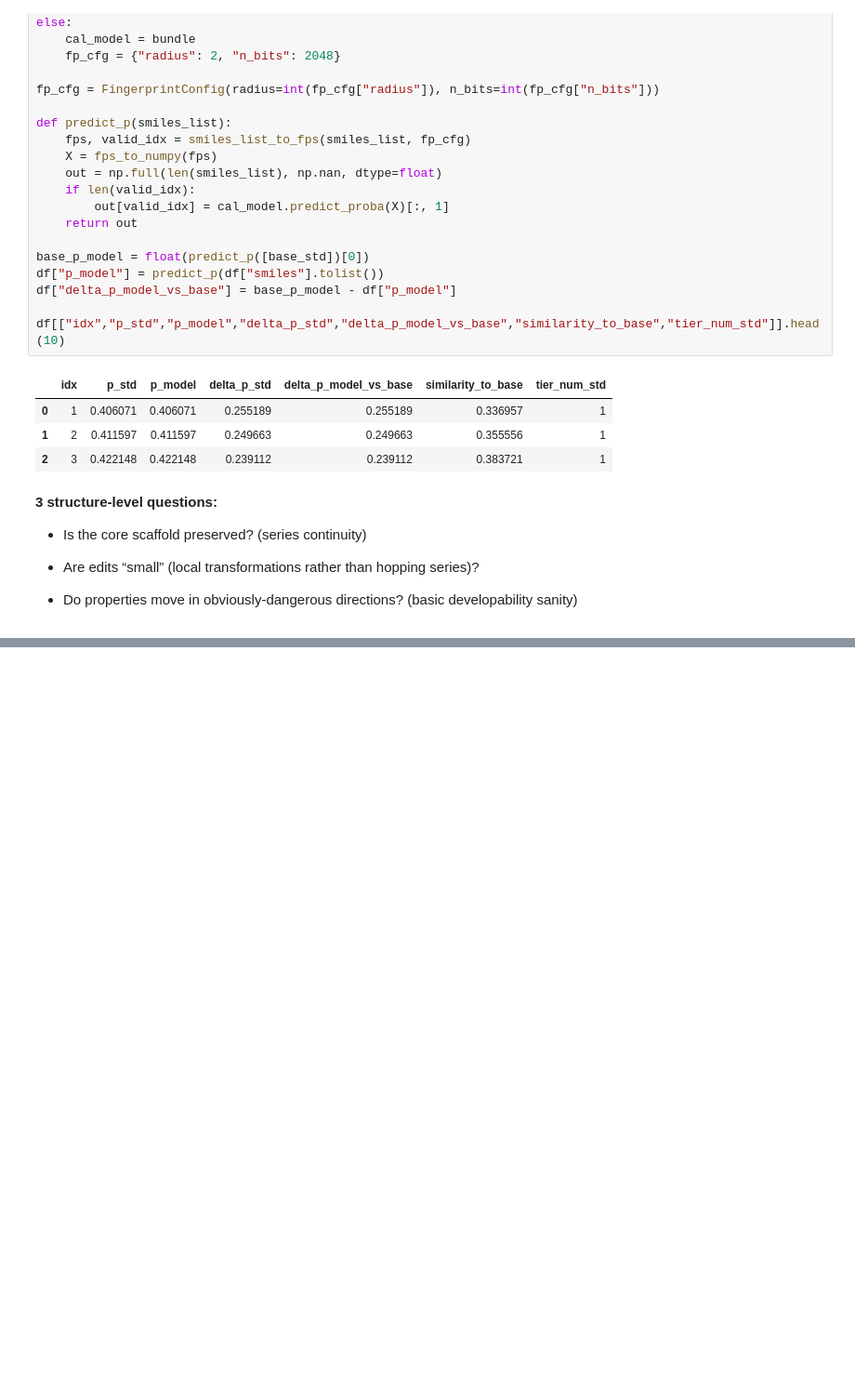
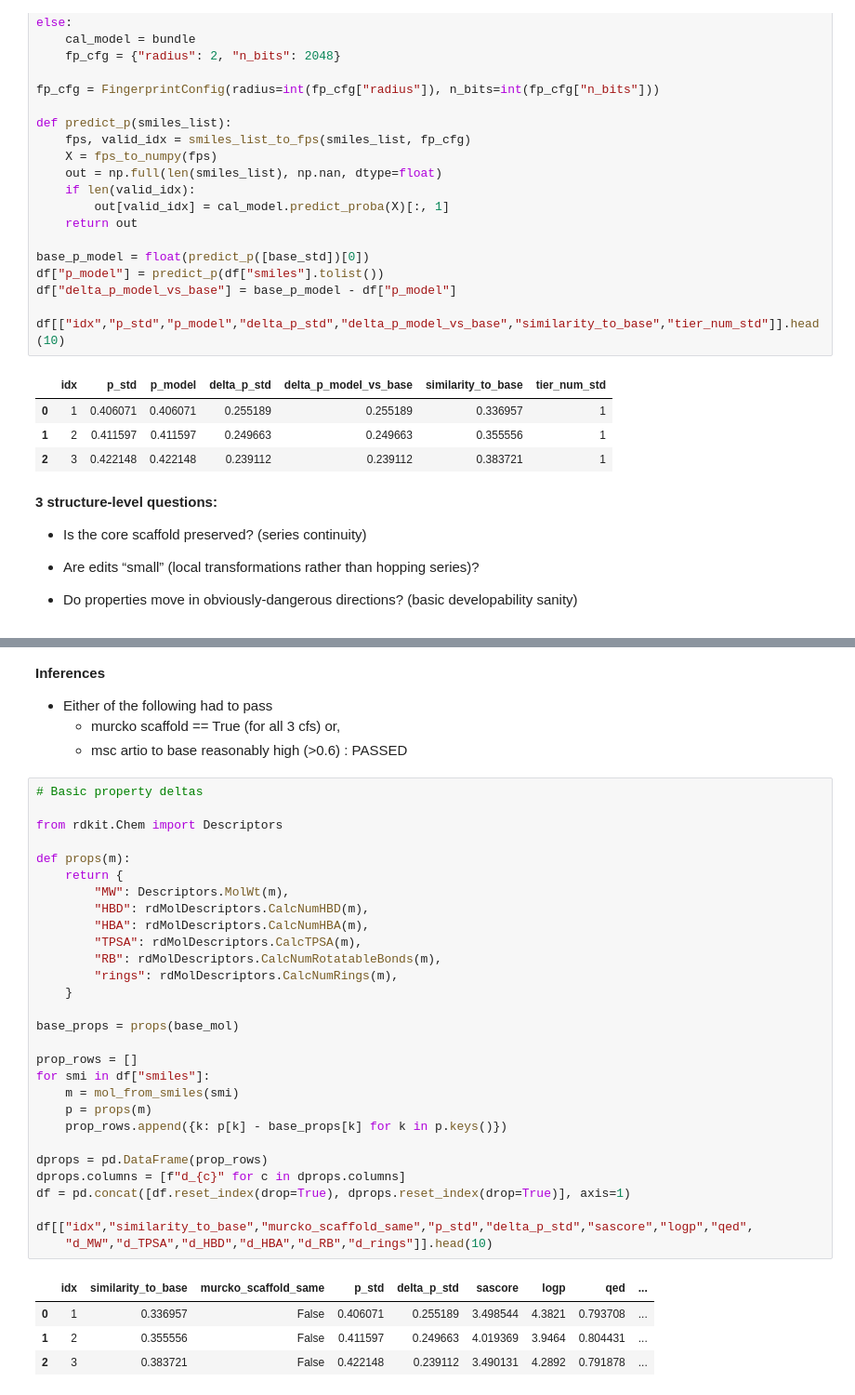
Before and after one commit to hsreedeth/hERGBench, a Jupyter notebook: data/notebooks/ notebook0_stage1_qc.ipynb, the cells around one changed output, grey strips where cells are left out. Shown at 93% size. Cells and saved outputs as stored; diff of their text form; blank space fills up the shorter version.

Commit message:
inferences compiled.

```diff
--- a/data/notebooks/ notebook0_stage1_qc.ipynb
+++ b/data/notebooks/ notebook0_stage1_qc.ipynb
@@ -296,0 +302,40 @@ df[["idx","similarity_to_base","murcko_scaffold_same","mcs_ratio_to_base","sasco
+# %% [markdown]
+**Inferences**
+
+- Either of the following had to pass
+    - murcko scaffold == True (for all 3 cfs) or,
+    - msc artio to base reasonably high (>0.6) : PASSED
+# %%
+# Basic property deltas
+
+from rdkit.Chem import Descriptors
+
+def props(m):
+    return {
+        "MW": Descriptors.MolWt(m),
+        "HBD": rdMolDescriptors.CalcNumHBD(m),
+        "HBA": rdMolDescriptors.CalcNumHBA(m),
+        "TPSA": rdMolDescriptors.CalcTPSA(m),
+        "RB": rdMolDescriptors.CalcNumRotatableBonds(m),
+        "rings": rdMolDescriptors.CalcNumRings(m),
+    }
+
+base_props = props(base_mol)
+
+prop_rows = []
+for smi in df["smiles"]:
+    m = mol_from_smiles(smi)
+    p = props(m)
+    prop_rows.append({k: p[k] - base_props[k] for k in p.keys()})
+
+dprops = pd.DataFrame(prop_rows)
+dprops.columns = [f"d_{c}" for c in dprops.columns]
+df = pd.concat([df.reset_index(drop=True), dprops.reset_index(drop=True)], axis=1)
+
+df[["idx","similarity_to_base","murcko_scaffold_same","p_std","delta_p_std","sascore","logp","qed",
+    "d_MW","d_TPSA","d_HBD","d_HBA","d_RB","d_rings"]].head(10)
+# %% [output]
+|  | idx | similarity_to_base | murcko_scaffold_same | p_std | delta_p_std | sascore | logp | qed | ... |
+| 0 | 1 | 0.336957 | False | 0.406071 | 0.255189 | 3.498544 | 4.3821 | 0.793708 | ... |
+| 1 | 2 | 0.355556 | False | 0.411597 | 0.249663 | 4.019369 | 3.9464 | 0.804431 | ... |
+| 2 | 3 | 0.383721 | False | 0.422148 | 0.239112 | 3.490131 | 4.2892 | 0.791878 | ... |
```
Also changed, not shown: parts of 3 cells of this notebook, 2 other files.
